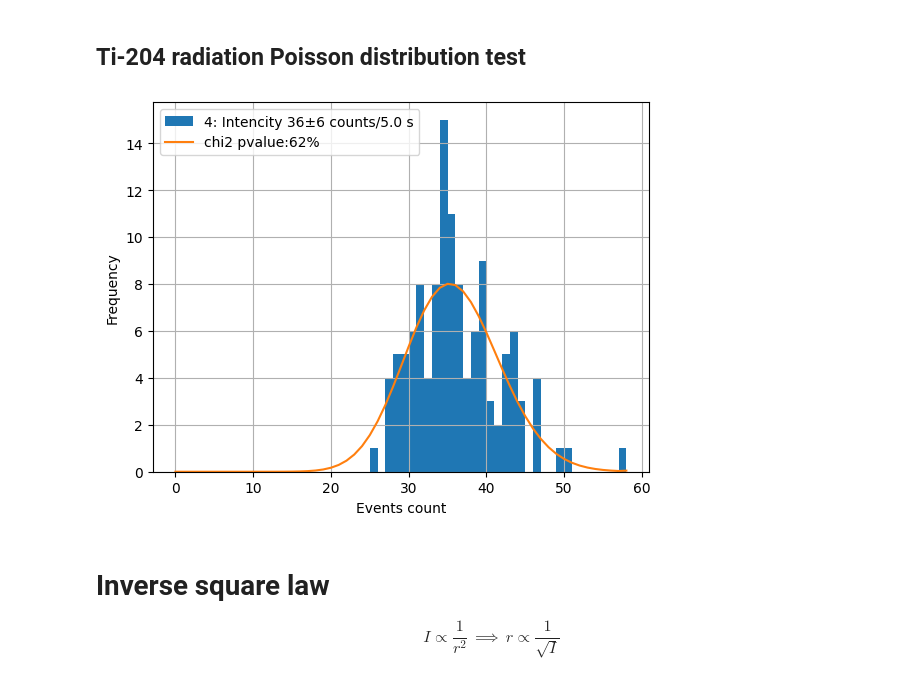
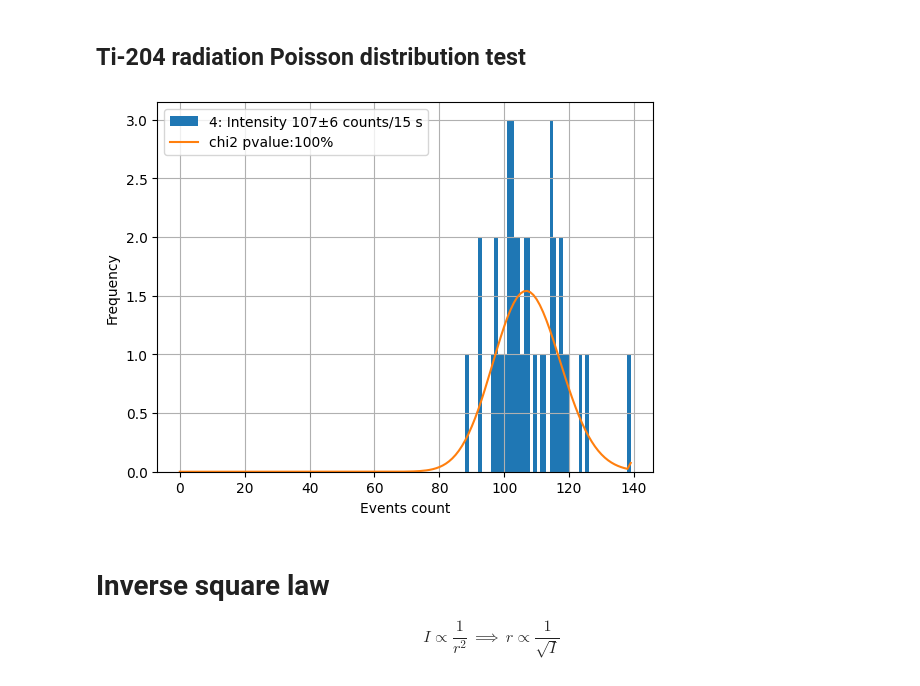
Before and after one commit to evgeny-kolonsky/Lab4_Nuclear, a Jupyter notebook: Lab4_Poisson_test.ipynb, the cells around one changed output. Drawn from its saved outputs; the diff is of its cells as text; code cells hidden in the pictures.

```diff
--- a/Lab4_Poisson_test.ipynb
+++ b/Lab4_Poisson_test.ipynb
@@ -146,24 +164,25 @@ Background intensity I 0.29 counts/s
 # %%
 URL = f'https://raw.githubusercontent.com/tphlabs/data/main/Lab4_Nuclear/2023_12_14/2_Poisson_test_Tl204.tsv'
 data = np.genfromtxt(URL, delimiter='\t', skip_header=11, usecols=(2,3), dtype='int').T
 s = data[0]
 interval = data[1].mean()
-#GOOD_INTERVAL = 60 #s
-#collect = int(GOOD_INTERVAL / interval) # how many unit intervals be collected in one to get reasonable good Intensity
-## group data into bigger intervals to get Intensity good enough for chi2 testing
-#x = np.array([np.sum(s[i : i + collect]) for i in range(0, len(s)// collect * collect, collect)])
 
-bins, observed, expected = build_Ok_Ek(s)
+GOOD_INTERVAL = 15 #s
+collect = int(GOOD_INTERVAL / interval) # how many unit intervals be collected in one to get reasonable good Intensity
+# group data into bigger intervals to get Intensity good enough for chi2 testing
+x = np.array([np.sum(s[i : i + collect]) for i in range(0, len(s)// collect * collect, collect)])
 
-plt.hist(s, density=False, bins=bins, label=f'{name}: Intensity {s.mean():.0f}±{s.std():.0f} counts/{interval} s')
+bins, observed, expected = build_Ok_Ek(x)
 
-plt.plot(bins, expected, label=f'chi2 pvalue:{chi2test(s):.0%}');
+plt.hist(x, density=False, bins=bins, label=f'{name}: Intensity {x.mean():.0f}±{s.std():.0f} counts/{GOOD_INTERVAL} s')
+
+plt.plot(bins, expected, label=f'chi2 pvalue:{chi2test(x):.0%}');
 plt.legend()
 plt.xlabel('Events count')
 plt.ylabel('Frequency')
 plt.grid();
 # %% [output]
-[figure, old version]
+[figure, new version]
 # %% [markdown]
 # Inverse square law
 
```
Also changed, not shown: parts of 4 cells of this notebook.
